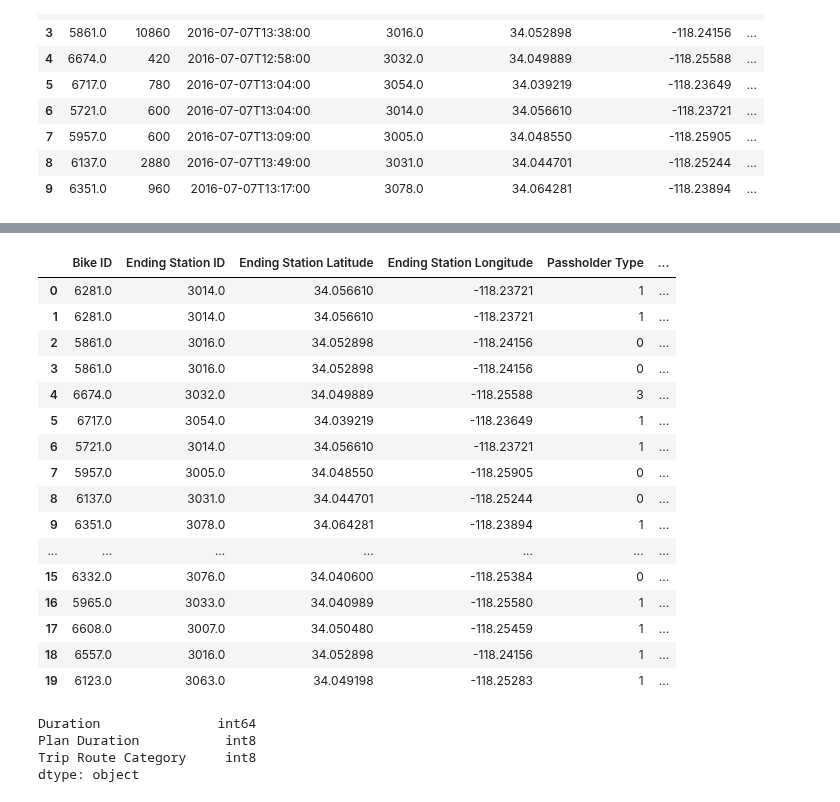
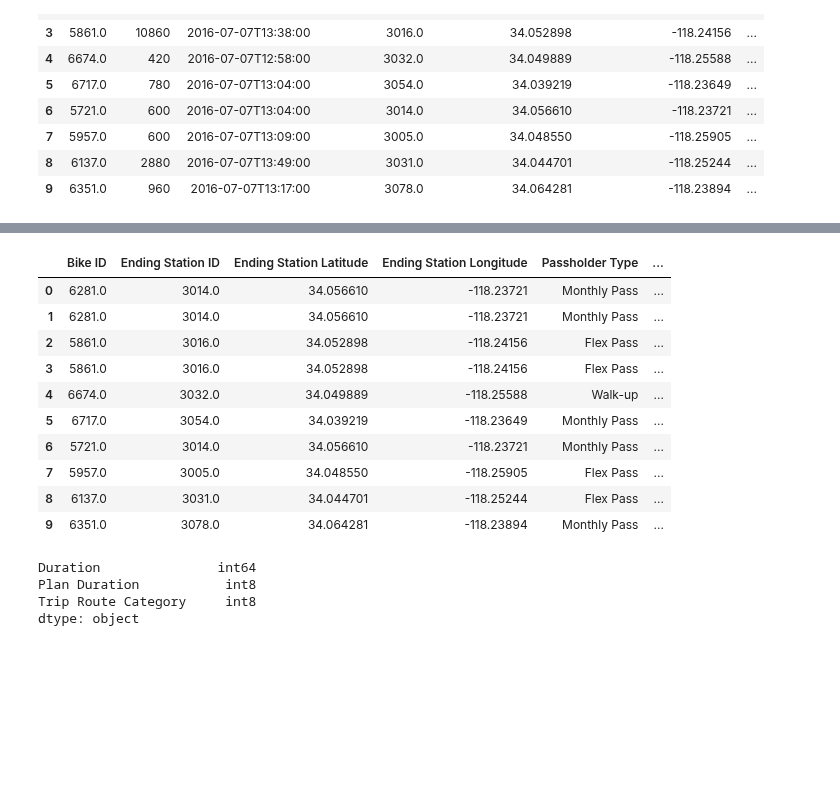
Before and after one commit to Apiquet/ADA_EPFL, a Jupyter notebook: ADA2018-Homework-master/01 - Pandas and Data Wrangling/Exercise 1.ipynb, the cells around one changed output, grey strips where cells are left out. Saved outputs shown, nothing was run; the diff lists cells and outputs as text; code cells hidden in the pictures; blank space fills up the shorter version.

```diff
--- a/ADA2018-Homework-master/01 - Pandas and Data Wrangling/Exercise 1.ipynb
+++ b/ADA2018-Homework-master/01 - Pandas and Data Wrangling/Exercise 1.ipynb
@@ -412,26 +446,20 @@ bike_share_trip_redundancy.head(20)
 # %%
 #Create dataframe without redundancy
 bike_share_trip_withoutRedundancy = bike_share_trip
 bike_share_trip_withoutRedundancy.drop(bike_share_trip_withoutRedundancy.columns[[1, 2]], axis=1, inplace=True)
-bike_share_trip_withoutRedundancy.head(20)
+bike_share_trip_withoutRedundancy.head(10)
 # %% [output]
 |  | Bike ID | Ending Station ID | Ending Station Latitude | Ending Station Longitude | Passholder Type | ... |
-| 0 | 6281.0 | 3014.0 | 34.056610 | -118.23721 | 1 | ... |
-| 1 | 6281.0 | 3014.0 | 34.056610 | -118.23721 | 1 | ... |
-| 2 | 5861.0 | 3016.0 | 34.052898 | -118.24156 | 0 | ... |
-| 3 | 5861.0 | 3016.0 | 34.052898 | -118.24156 | 0 | ... |
-| 4 | 6674.0 | 3032.0 | 34.049889 | -118.25588 | 3 | ... |
-| 5 | 6717.0 | 3054.0 | 34.039219 | -118.23649 | 1 | ... |
-| 6 | 5721.0 | 3014.0 | 34.056610 | -118.23721 | 1 | ... |
-| 7 | 5957.0 | 3005.0 | 34.048550 | -118.25905 | 0 | ... |
-| 8 | 6137.0 | 3031.0 | 34.044701 | -118.25244 | 0 | ... |
-| 9 | 6351.0 | 3078.0 | 34.064281 | -118.23894 | 1 | ... |
-| ... | ... | ... | ... | ... | ... | ... |
-| 15 | 6332.0 | 3076.0 | 34.040600 | -118.25384 | 0 | ... |
-| 16 | 5965.0 | 3033.0 | 34.040989 | -118.25580 | 1 | ... |
-| 17 | 6608.0 | 3007.0 | 34.050480 | -118.25459 | 1 | ... |
-| 18 | 6557.0 | 3016.0 | 34.052898 | -118.24156 | 1 | ... |
-| 19 | 6123.0 | 3063.0 | 34.049198 | -118.25283 | 1 | ... |
+| 0 | 6281.0 | 3014.0 | 34.056610 | -118.23721 | Monthly Pass | ... |
+| 1 | 6281.0 | 3014.0 | 34.056610 | -118.23721 | Monthly Pass | ... |
+| 2 | 5861.0 | 3016.0 | 34.052898 | -118.24156 | Flex Pass | ... |
+| 3 | 5861.0 | 3016.0 | 34.052898 | -118.24156 | Flex Pass | ... |
+| 4 | 6674.0 | 3032.0 | 34.049889 | -118.25588 | Walk-up | ... |
+| 5 | 6717.0 | 3054.0 | 34.039219 | -118.23649 | Monthly Pass | ... |
+| 6 | 5721.0 | 3014.0 | 34.056610 | -118.23721 | Monthly Pass | ... |
+| 7 | 5957.0 | 3005.0 | 34.048550 | -118.25905 | Flex Pass | ... |
+| 8 | 6137.0 | 3031.0 | 34.044701 | -118.25244 | Flex Pass | ... |
+| 9 | 6351.0 | 3078.0 | 34.064281 | -118.23894 | Monthly Pass | ... |
 # %%
 #Displaying dataframe redundancy types
 bike_share_trip_redundancy.dtypes
```
Also changed, not shown: parts of 8 cells of this notebook.
